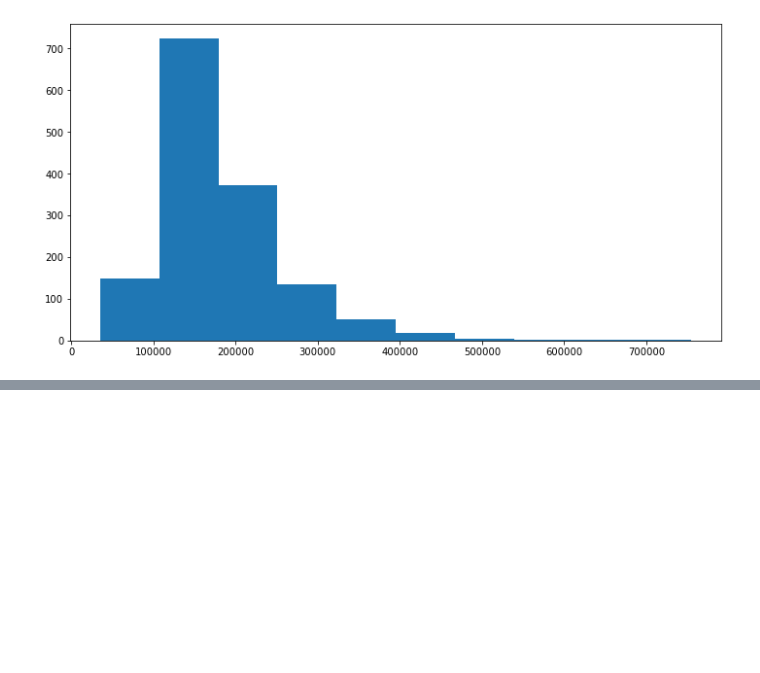
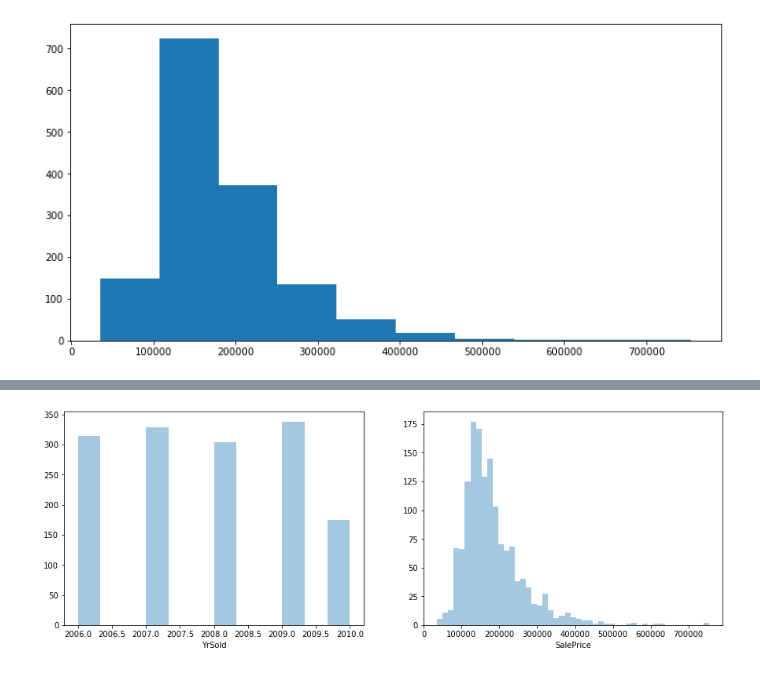
Before and after one commit to RTG8055/DataScience, a Jupyter notebook: StartSteps/Visualization/DS_Toolkit.ipynb, the cells around one changed output, grey strips where cells are left out. Saved outputs shown, nothing was run; the diff lists cells and outputs as text; code cells hidden in the pictures; blank space fills up the shorter version.

```diff
--- a/StartSteps/Visualization/DS_Toolkit.ipynb
+++ b/StartSteps/Visualization/DS_Toolkit.ipynb
@@ -77,0 +184,6 @@ plt.hist(df['SalePrice'])
+# %%
+fig, axes = plt.subplots(nrows=1, ncols=2, figsize=(15,5))
+for i, col in enumerate(numerical_cols[36:]):
+    sns.distplot(df[col], kde=False, ax=axes[i])
+# %% [output]
+[figure, added]
```
Also changed, not shown: parts of 17 cells of this notebook.
